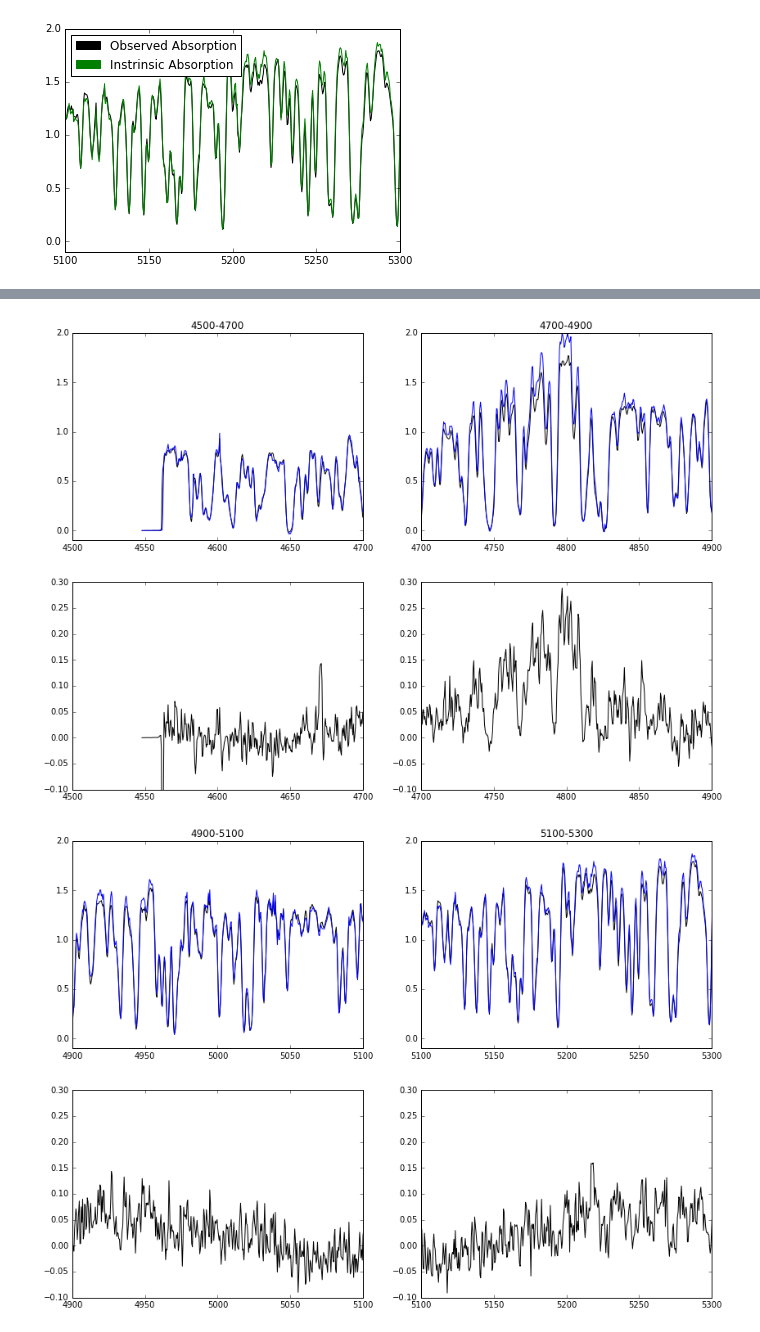
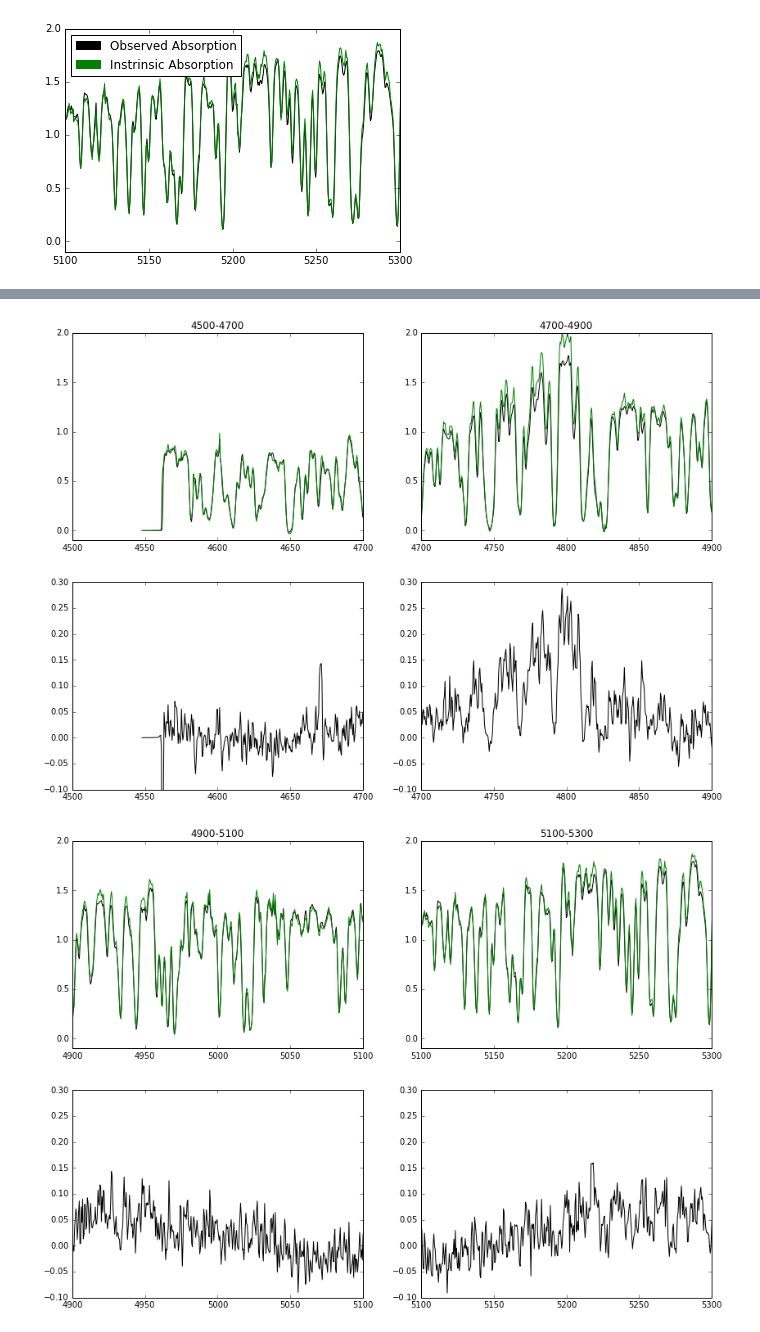
Before and after one commit to tpanurach/Research, a Jupyter notebook: Research.ipynb, the cells around one changed output, grey strips where cells are left out. Saved outputs shown, nothing was run; the diff lists cells and outputs as text; code cells hidden in the pictures.

```diff
--- a/Research.ipynb
+++ b/Research.ipynb
@@ -292,15 +292,15 @@ plt.ylim(-4000,10000)
 #Normalizing Flux
 '''Pick a region to where you want to normalize. Find the avg of the flux in this wavelength range'''
 '''divide the flux over the avg of the flux in this wavelength range'''
-nfind = np.where((wl <= 5200) & (wl >= 5000))
-anfavg = a_img[nfind].mean()
-anf = a_img/anfavg
+normalized_flux_ind = np.where((wl <= 5200) & (wl >= 5000))
 
-nfind = np.where((wl <= 5200) & (wl >= 5000))
-bnfavg = b_img[nfind].mean()
-bnf = b_img/bnfavg
-plt.plot(wl,anf, 'black')
-plt.plot(wl,bnf, 'green')
+a_img_nf_avg = a_img[normalized_flux_ind].mean()
+a_img_nf = a_img/a_img_nf_avg
+b_img_nf_avg = b_img[normalized_flux_ind].mean()
+b_img_nf = b_img/b_img_nf_avg
+
+plt.plot(wl,a_img_nf, 'black')
+plt.plot(wl,b_img_nf, 'green')
 plt.xlim(5100,5300)
 plt.ylim(-.1,2)
 
@@ -322,29 +313,32 @@ plt.ylim(-.1,.2)
 #Black is image a; Blue is image B
 #Bottom graphs are residuals
 
+residuals_ab = b_img_nf-a_img_nf
+
+
 plt.subplot("221")
-plt.plot(wl,anf, 'black')
-plt.plot(wl,bnf)
+plt.plot(wl,a_img_nf, 'black')
+plt.plot(wl,b_img_nf, 'green')
 plt.xlim(4500,4700)
 plt.ylim(-.1,2)
 plt.title('4500-4700')
 
 plt.subplot("223")
-plt.plot(wl, bnf-anf, 'black')
+plt.plot(wl, residuals_ab, 'black')
 plt.xlim(4500,4700)
 plt.ylim(-.1,.3)
 
 
 plt.subplot("222")
-plt.plot(wl,anf, 'black')
-plt.plot(wl,bnf)
+plt.plot(wl,a_img_nf, 'black')
+plt.plot(wl,b_img_nf, 'green')
 plt.xlim(4700,4900)
 plt.ylim(-.1,2)
 plt.title('4700-4900')
 
 
 plt.subplot("224")
-plt.plot(wl, bnf-anf, 'black')
+plt.plot(wl, residuals_ab, 'black')
 plt.xlim(4700,4900)
 plt.ylim(-.1,.3)
 
@@ -352,37 +346,38 @@ fig = plt.gcf()
 fig.set_size_inches(14,10, forward = True)
 plt.savefig('4500-4900.png')
 # %% [output]
-[figure, old version]
+[figure, new version]
 # %%
+
 plt.subplot("221")
-plt.plot(wl,anf, 'black')
-plt.plot(wl,bnf)
+plt.plot(wl,a_img_nf, 'black')
+plt.plot(wl,b_img_nf, 'green')
 plt.xlim(4900,5100)
 plt.ylim(-.1,2)
 plt.title('4900-5100')
 
 plt.subplot("223")
-plt.plot(wl, bnf-anf, 'black')
+plt.plot(wl, residuals_ab, 'black')
 plt.xlim(4900,5100)
 plt.ylim(-.1,.3)
 
 plt.subplot("222")
-plt.plot(wl,anf, 'black')
-plt.plot(wl,bnf)
+plt.plot(wl,a_img_nf, 'black')
+plt.plot(wl,b_img_nf, 'green')
 plt.xlim(5100,5300)
 plt.ylim(-.1,2)
 plt.title('5100-5300')
 
 
 plt.subplot("224")
-plt.plot(wl, bnf-anf, 'black')
+plt.plot(wl, residuals_ab, 'black')
 plt.xlim(5100,5300)
 plt.ylim(-.1,.3)
 
 fig = plt.gcf()
 fig.set_size_inches(14,10, forward = True)
 plt.savefig('4900-5100.png')
 # %% [output]
-[figure, old version]
+[figure, new version]
 # %%
 plt.subplot("221")
```
Also changed, not shown: parts of 11 cells of this notebook, 3 other files.
